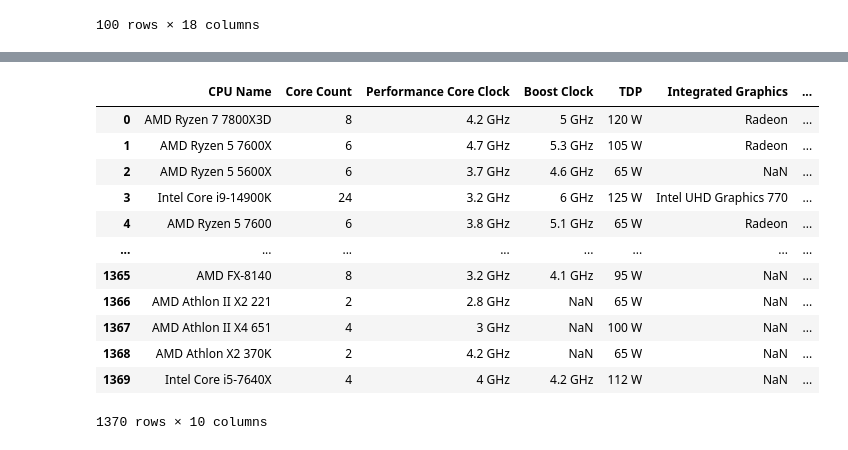
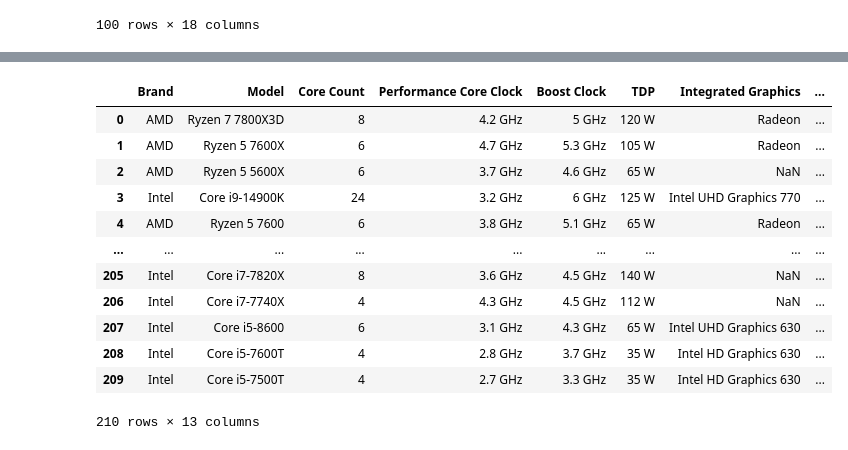
Before and after one commit to knoppds/CSCI_5502_Group_Project_01, a Jupyter notebook: gp_01_steam_data_visualization.ipynb, the cells around one changed output, grey strips where cells are left out. Cells and saved outputs as stored; diff of their text form; code cells hidden in the pictures.

```diff
--- a/gp_01_steam_data_visualization.ipynb
+++ b/gp_01_steam_data_visualization.ipynb
@@ -4,6 +4,10 @@ import pandas as pd
 import numpy as np
 import matplotlib.pyplot as plt
 import re
+
+# initialize max pandas display size
+pd.set_option('display.max_rows', 20)
+pd.set_option('display.max_columns', 20)
 # %%
 # read in the popular steam games data
 df_steam = pd.read_csv('./steam_games_reqs/steam_games_req_data_cleaned.csv')
@@ -25,20 +75,23 @@ df_steam
 # %%
 # read in data from pc part picker for cpu
-df_cpu = pd.read_csv('./CPU_Data.csv')
+df_cpu = pd.read_csv('./PC_Part_Picker_Datasets/CPU_Data.csv')
+
+# convert the price column to a float
+df_cpu['Price'] = df_cpu['Price'].replace('[\$,]', '', regex=True).astype(float)
 df_cpu
 # %% [output]
-|  | CPU Name | Core Count | Performance Core Clock | Boost Clock | TDP | Integrated Graphics | ... |
-| 0 | AMD Ryzen 7 7800X3D | 8 | 4.2 GHz | 5 GHz | 120 W | Radeon | ... |
-| 1 | AMD Ryzen 5 7600X | 6 | 4.7 GHz | 5.3 GHz | 105 W | Radeon | ... |
-| 2 | AMD Ryzen 5 5600X | 6 | 3.7 GHz | 4.6 GHz | 65 W | NaN | ... |
-| 3 | Intel Core i9-14900K | 24 | 3.2 GHz | 6 GHz | 125 W | Intel UHD Graphics 770 | ... |
-| 4 | AMD Ryzen 5 7600 | 6 | 3.8 GHz | 5.1 GHz | 65 W | Radeon | ... |
-| ... | ... | ... | ... | ... | ... | ... | ... |
-| 1365 | AMD FX-8140 | 8 | 3.2 GHz | 4.1 GHz | 95 W | NaN | ... |
-| 1366 | AMD Athlon II X2 221 | 2 | 2.8 GHz | NaN | 65 W | NaN | ... |
-| 1367 | AMD Athlon II X4 651 | 4 | 3 GHz | NaN | 100 W | NaN | ... |
-| 1368 | AMD Athlon X2 370K | 2 | 4.2 GHz | NaN | 65 W | NaN | ... |
-| 1369 | Intel Core i5-7640X | 4 | 4 GHz | 4.2 GHz | 112 W | NaN | ... |
+|  | Brand | Model | Core Count | Performance Core Clock | Boost Clock | TDP | Integrated Graphics | ... |
+| 0 | AMD | Ryzen 7 7800X3D | 8 | 4.2 GHz | 5 GHz | 120 W | Radeon | ... |
+| 1 | AMD | Ryzen 5 7600X | 6 | 4.7 GHz | 5.3 GHz | 105 W | Radeon | ... |
+| 2 | AMD | Ryzen 5 5600X | 6 | 3.7 GHz | 4.6 GHz | 65 W | NaN | ... |
+| 3 | Intel | Core i9-14900K | 24 | 3.2 GHz | 6 GHz | 125 W | Intel UHD Graphics 770 | ... |
+| 4 | AMD | Ryzen 5 7600 | 6 | 3.8 GHz | 5.1 GHz | 65 W | Radeon | ... |
+| ... | ... | ... | ... | ... | ... | ... | ... | ... |
+| 205 | Intel | Core i7-7820X | 8 | 3.6 GHz | 4.5 GHz | 140 W | NaN | ... |
+| 206 | Intel | Core i7-7740X | 4 | 4.3 GHz | 4.5 GHz | 112 W | NaN | ... |
+| 207 | Intel | Core i5-8600 | 6 | 3.1 GHz | 4.3 GHz | 65 W | Intel UHD Graphics 630 | ... |
+| 208 | Intel | Core i5-7600T | 4 | 2.8 GHz | 3.7 GHz | 35 W | Intel HD Graphics 630 | ... |
+| 209 | Intel | Core i5-7500T | 4 | 2.7 GHz | 3.3 GHz | 35 W | Intel HD Graphics 630 | ... |
-1370 rows × 10 columns
+210 rows × 13 columns
 # %%
 # read in data from pc part picker for gpu
```
Also changed, not shown: parts of 8 cells of this notebook.
